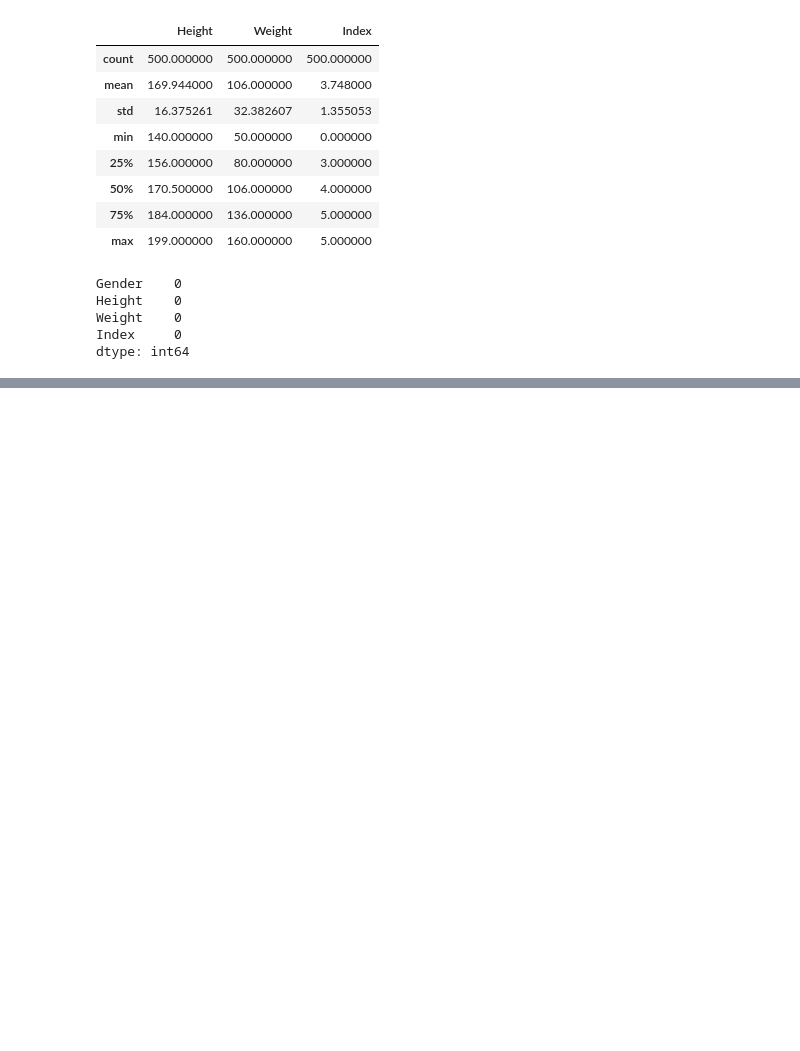
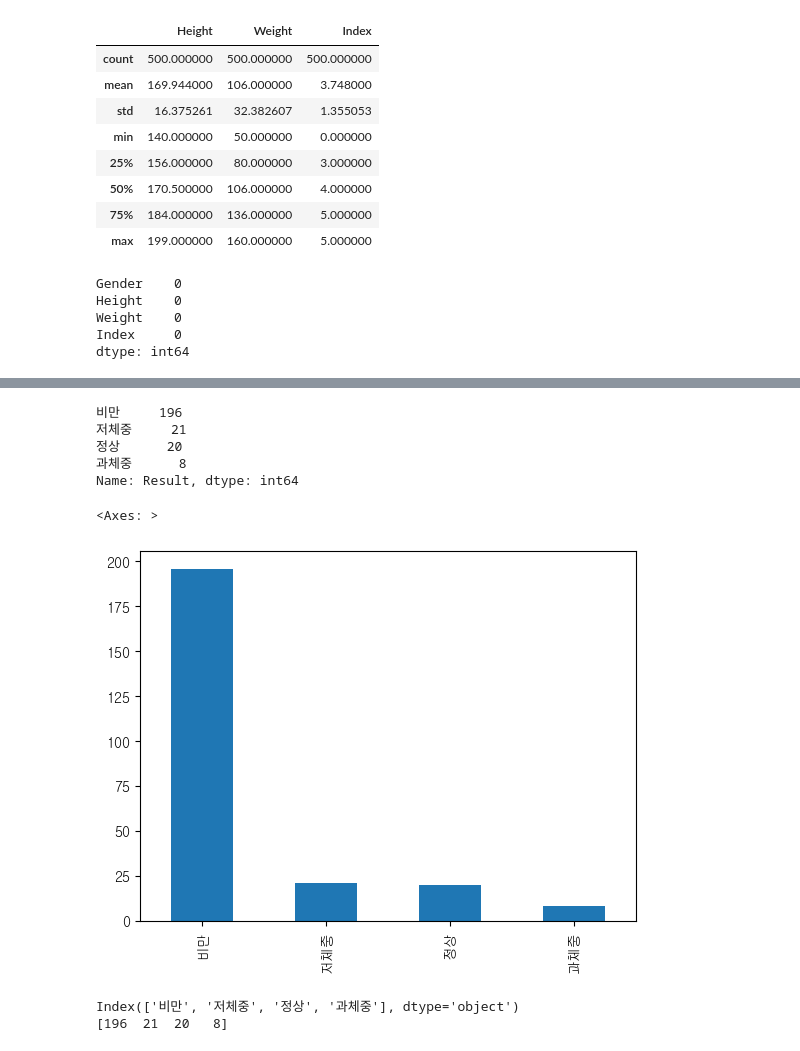
Before and after one commit to kitae104/Pandas_Data_Analytics, a Jupyter notebook: 07_데이터분석/01_BMI_데이터_분석/01_BMI_분석_예측.ipynb, the cells around one changed output, grey strips where cells are left out. Drawn from its saved outputs; the diff is of its cells as text; code cells hidden in the pictures; blank space fills up the shorter version.

```diff
--- a/07_데이터분석/01_BMI_데이터_분석/01_BMI_분석_예측.ipynb
+++ b/07_데이터분석/01_BMI_데이터_분석/01_BMI_분석_예측.ipynb
@@ -44,0 +78,5 @@ corr = data.corr()
+# %%
+mask_male = (data2.Gender == 'Male')
+df_male = data2.loc[mask_male, :]
+print(df_male.shape)
+df_male.head()
@@ -44,0 +104,12 @@ corr = data.corr()
+# %%
+# 판단 함수
+def determination(bmi):
+    if bmi < 18.5:
+        decision = '저체중'
+    elif bmi < 23:
+        decision = '정상'
+    elif bmi < 25:
+        decision = '과체중'
+    else:
+        decision = '비만'
+    return decision
@@ -44,0 +127,3 @@ corr = data.corr()
+# %%
+df_male['Result'] = df_male['BMI'].apply(determination)
+df_male.head()
@@ -44,0 +142,9 @@ corr = data.corr()
+# %%
+value_count = df_male['Result'].value_counts()
+value_count
+# %% [output]
+비만     196
+저체중     21
+정상      20
+과체중      8
+Name: Result, dtype: int64
@@ -44,0 +158,11 @@ corr = data.corr()
+# %%
+value_count.plot(kind='bar')
+# %% [output]
+<Axes: >
+[figure, added]
+# %%
+print(value_count.index)
+print(value_count.values)
+# %% [output]
+Index(['비만', '저체중', '정상', '과체중'], dtype='object')
+[196  21  20   8]
```
Also changed, not shown: parts of 15 cells of this notebook.
